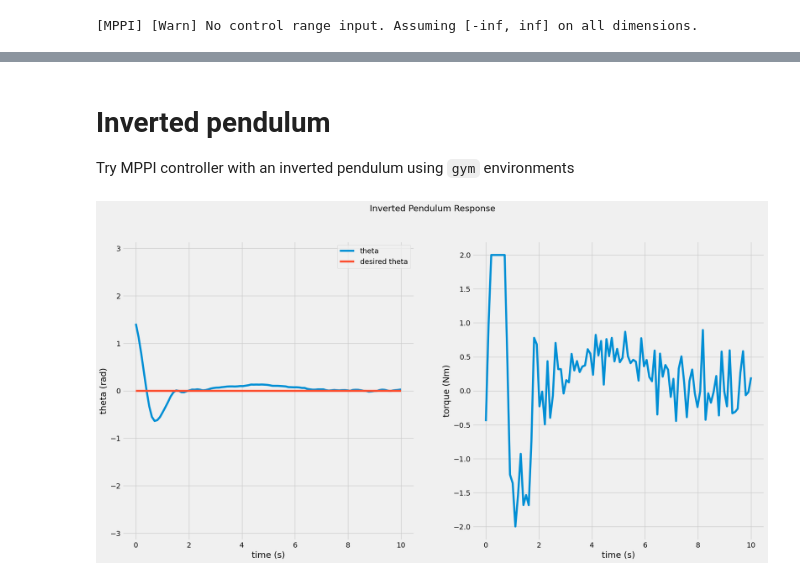
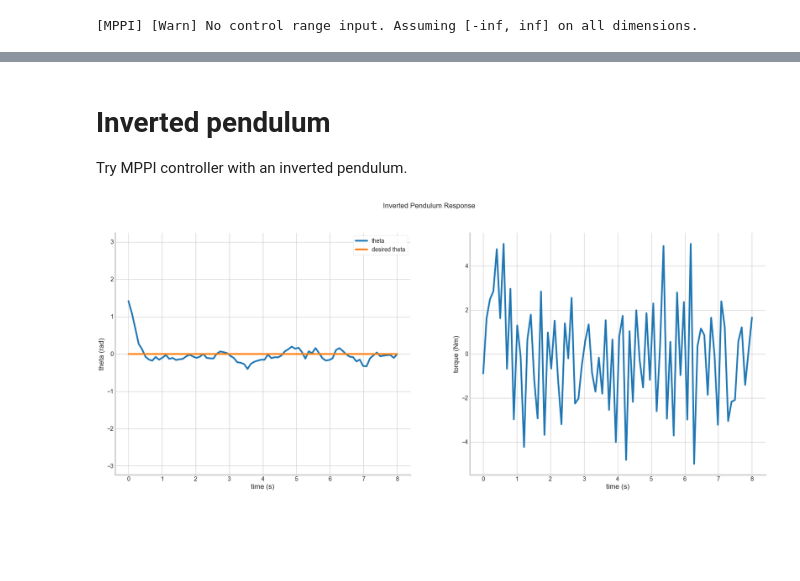
Before and after one commit to micahreich/mppi-neural-dynamics, a Jupyter notebook: control/MPPIPlayground.ipynb, the cells around one changed output, grey strips where cells are left out. Drawn from its saved outputs; the diff is of its cells as text; code cells hidden in the pictures; blank space fills up the shorter version.

Commit message:
comments, pendulum stuff, got rid of control cov param

```diff
--- a/control/MPPIPlayground.ipynb
+++ b/control/MPPIPlayground.ipynb
@@ -123,6 +122,6 @@ plt.show()
 # %% [markdown]
 # Inverted pendulum
-Try MPPI controller with an inverted pendulum using `gym` environments
+Try MPPI controller with an inverted pendulum.
 # %%
 class InvertedPendulum:
     def __init__(self, initial_state, m, l, g, dt):
@@ -135,38 +134,35 @@ class InvertedPendulum:
         self.nx, self.nu = (2, 1)
 
         self.controller = MPPIController.MPPIController(
-            n_rollouts=100,
+            n_rollouts=200,
             horizon_length=20,
-            exploration_cov=np.array([[0.75 ** 2]]),
-            exploration_lambda=5,
+            exploration_cov=np.diag([0.75 ** 2]),
+            exploration_lambda=1e-2,
             nx=self.nx,
             nu=self.nu,
             terminal_cost=self.terminal_cost,
             state_cost=self.state_cost,
-            control_cost=self.control_cost,
             evolve_state=self.evolve_state,
-            control_cov=np.array([[1]]),
             dt=dt,
-            control_range={"min": -2, "max": 2}
+            control_range={"min": np.array([-5]), "max": np.array([5])},
+                control_noise_initialization = MPPIController.ControlNoiseInit.RANDOM
         )
+
+        self.measurement_noise_cov = np.array([
+            [(3 * np.pi / 180) ** 2]  # 5 degrees of measurement noise
+        ])
 
     def terminal_cost(self, x):
         error = (self.desired_state - x)
-        Q = np.array([[3, 0], [0, 1]])
+        Q = np.array([[1e3, 0], [0, 1]])
 
         return error.T @ Q @ error
 
     def state_cost(self, x):
         error = (self.desired_state - x)
-        Q = np.array([[1, 0], [0, 1]])
+        Q = np.array([[3, 0], [0, 1]])
 
         return error.T @ Q @ error
-
-    def control_cost(self, u, noise):
-        noisy_control = u + noise
-        R = np.diag([0.5 * 1e-2])
-
-        return noisy_control.T @ R @ noisy_control
 
     def evolve_state(self, x, u, dt):
         th, thdot = x
@@ -178,8 +174,14 @@ class InvertedPendulum:
 
         return evolved_state
 
-    def simulator(self, x, u):
-        return self.evolve_state(x, u, dt=self.dt)
+    def simulator(self, x, u, measurement_noise=False):
+        curr_state = self.evolve_state(x, u, dt=self.dt)
+        if measurement_noise:
+            noise = np.random.multivariate_normal(np.zeros_like(u), cov=self.measurement_noise_cov,
+                                                  size=1)[0]
+            curr_state += noise
+
+        return curr_state
 # %%
 dt = 1 / 10
 
@@ -196,7 +198,7 @@ inv_pend_env.desired_state = np.array([0, 0])
 # Create lists to store control sequence and state sequences for MPPI runs
 control_seq, states = [], []
 
-simulation_length = 10  # s
+simulation_length = 8  # s
 n_steps = int((1 / dt) * simulation_length)
 
 # Begin simulation
@@ -204,26 +206,28 @@ current_state = inv_pend_env.initial_state
 
 for _ in range(0, n_steps):
     action = inv_pend_env.controller.step(current_state)
-    current_state = inv_pend_env.simulator(current_state, action)
+    current_state = inv_pend_env.simulator(current_state, action, measurement_noise=True)
 
     states.append(current_state[0])
     control_seq.append(action)
 # %%
 # Plot the results
-fig, (ax1, ax2) = plt.subplots(1, 2, figsize=(20, 10))
+fig, (ax1, ax2) = plt.subplots(1, 2, figsize=(25, 10))
+sns.despine()
+
 fig.suptitle("Inverted Pendulum Response")
 
 time = np.linspace(0, simulation_length, n_steps)
 
 ax1.plot(time, states, label="theta")
 ax1.plot(time, np.repeat(inv_pend_env.desired_state[0], n_steps), label="desired theta")
 ax1.set(xlabel="time (s)", ylabel="theta (rad)")
-ax1.set_ylim([-np.pi, np.pi])
+ax1.set_ylim([-np.pi-0.1, np.pi+0.1])
 ax1.legend()
 
 ax2.plot(time, control_seq, label="control")
 ax2.set(xlabel="time (s)", ylabel="torque (Nm)")
 
 plt.show()
 # %% [output]
-[figure, old version]
+[figure, new version]
```
Also changed, not shown: parts of 4 cells of this notebook, 1 other file.
